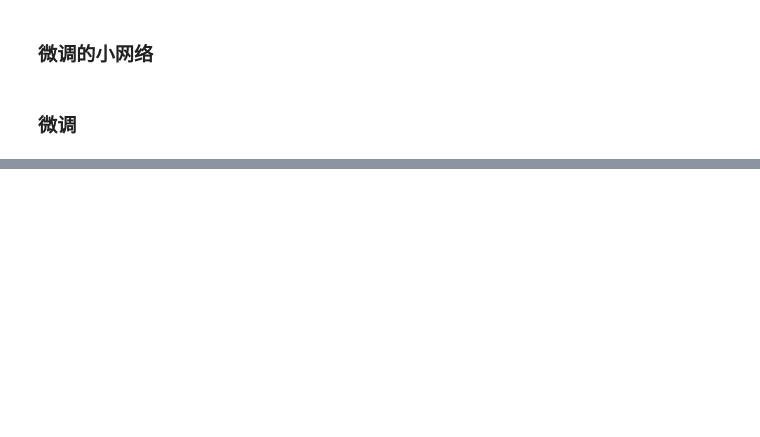
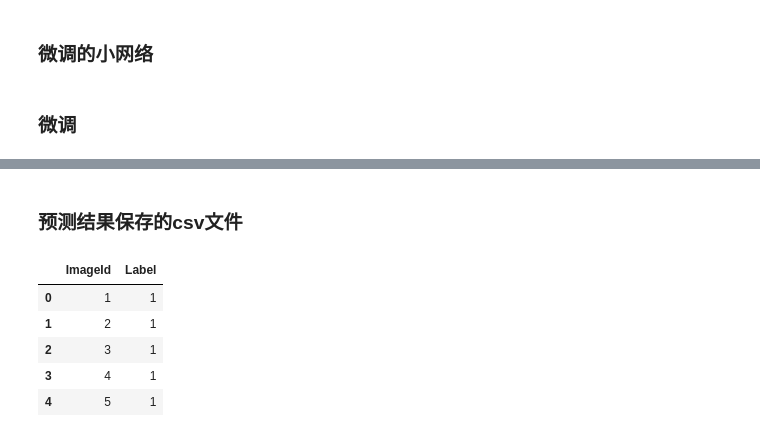
Before and after one commit to CoderSLZhang/Kaggle_Digit_Recognizer, a Jupyter notebook: Fineturn_Resnet50.ipynb, the cells around one changed output, grey strips where cells are left out. Saved outputs shown, nothing was run; the diff lists cells and outputs as text; code cells hidden in the pictures; blank space fills up the shorter version.

Commit message:
predicts

```diff
--- a/Fineturn_Resnet50.ipynb
+++ b/Fineturn_Resnet50.ipynb
@@ -334,0 +360,30 @@ step:19--cost:2.077902317047119
+# %%
+def predict(X_dataset, batch_size=64, fineture_net_shape=(10,)):
+    tf.reset_default_graph()
+
+    inputs_pl, _ = build_fineture_input()
+    _, output_op = build_small_net(inputs_pl, 1, fineture_net_shape)
+
+    sess = tf.Session()
+    sess.run(tf.global_variables_initializer())
+
+    saver = tf.train.Saver()
+    saver.restore(sess, MODEL_SAVE)
+
+    data_gen = Features_labels_gen(X_dataset, batch_size=batch_size, epochs=1, shuffle=False)
+
+    outputs = []
+    try:
+        while True:
+            X = data_gen.get_featres_labels(sess)
+            output = sess.run(output_op, feed_dict={inputs_pl: X})
+            outputs.append(output)
+    except tf.errors.OutOfRangeError:
+        pass
+
+    predicts = np.concatenate(outputs, axis=0)
+
+    return predicts
+# %%
+result = predict(total_X_dataset[:5])
+result
@@ -334,0 +403,24 @@ step:19--cost:2.077902317047119
+# %% [markdown]
+### 预测结果保存的csv文件
+# %%
+def save_predicts_to_csv(predicts, save_path):
+    predicts_arr = np.argmax(predicts, axis=-1)
+
+    df = pd.DataFrame({
+        'ImageId': np.arange(1, predicts.shape[0] + 1),
+        'Label': predicts_arr,
+    })
+
+    df.to_csv(save_path, index=False)
+
+    return df
+# %%
+df = save_predicts_to_csv(result, PREDICT_CSV_DIR + 'test.csv')
+df.head()
+# %% [output]
+|  | ImageId | Label |
+| 0 | 1 | 1 |
+| 1 | 2 | 1 |
+| 2 | 3 | 1 |
+| 3 | 4 | 1 |
+| 4 | 5 | 1 |
```
Also changed, not shown: parts of 16 cells of this notebook, 1 other file.
